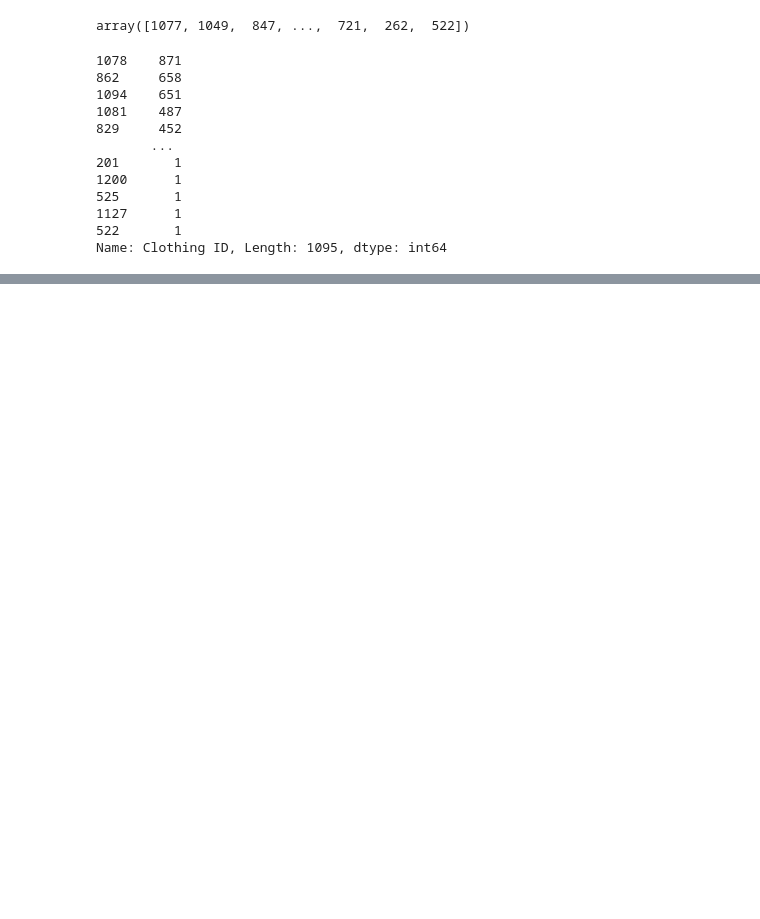
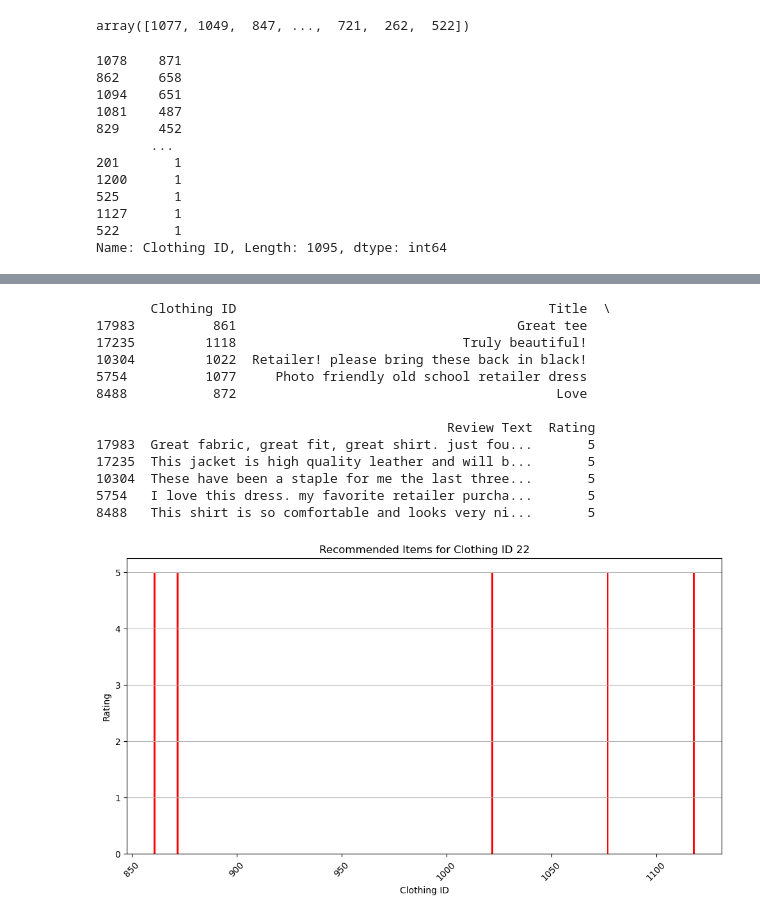
Before and after one commit to Faizanarshed/Product_Recommendation_System, a Jupyter notebook: Content-based recommendation systems.ipynb, the cells around one changed output, grey strips where cells are left out. Drawn from its saved outputs; the diff is of its cells as text; code cells hidden in the pictures; blank space fills up the shorter version.

```diff
--- a/Content-based recommendation systems.ipynb
+++ b/Content-based recommendation systems.ipynb
@@ -130,0 +81,47 @@ if recommended_items is not None:
+# %%
+def recommend_items(Clothing_id, cosine_similarities, data, top_n=5):
+    indices = pd.Series(data.index, index=data['Clothing ID']).drop_duplicates()
+    if Clothing_id not in indices:
+        print(f"Clothing ID {Clothing_id} not found in the data.")
+        return None
+
+    idx = indices[Clothing_id]
+
+    # Locating the cosine similarities for the specific Clothing_id
+    similarity_scores = cosine_similarities[idx, :]
+
+    # Displaying the indices of the top_n items with highest similarity
+    top_items_indices = similarity_scores.argsort()[::-1][1:top_n+1].flatten()
+
+    return data.iloc[top_items_indices]
+
+Clothing_id = 22  # Selected Clothing ID
+recommended_items = recommend_items(Clothing_id, cosine_similarities, data)
+
+if recommended_items is not None:
+    print(recommended_items)
+
+    # Visualising the recommended Clothing ID
+    plt.figure(figsize=(12, 6))
+    plt.bar(recommended_items['Clothing ID'], recommended_items['Rating'], color='red')
+    plt.xlabel('Clothing ID')
+    plt.ylabel('Rating')
+    plt.title(f'Recommended Items for Clothing ID {Clothing_id}')
+    plt.xticks(rotation=45)
+    plt.grid(axis='y')
+    plt.show()
+# %% [output]
+       Clothing ID                                        Title  \
+17983          861                                    Great tee
+17235         1118                             Truly beautiful!
+10304         1022  Retailer! please bring these back in black!
+5754          1077     Photo friendly old school retailer dress
+8488           872                                         Love
+
+                                             Review Text  Rating
+17983  Great fabric, great fit, great shirt. just fou...       5
+17235  This jacket is high quality leather and will b...       5
+10304  These have been a staple for me the last three...       5
+5754   I love this dress. my favorite retailer purcha...       5
+8488   This shirt is so comfortable and looks very ni...       5
+[figure, added]
```
Also changed, not shown: parts of 1 cell of this notebook, 4 other files.
